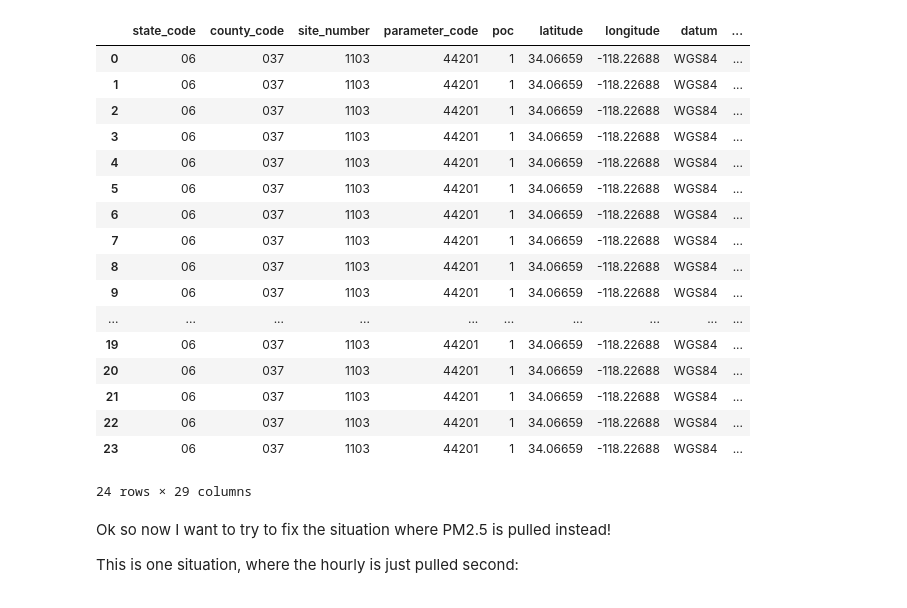
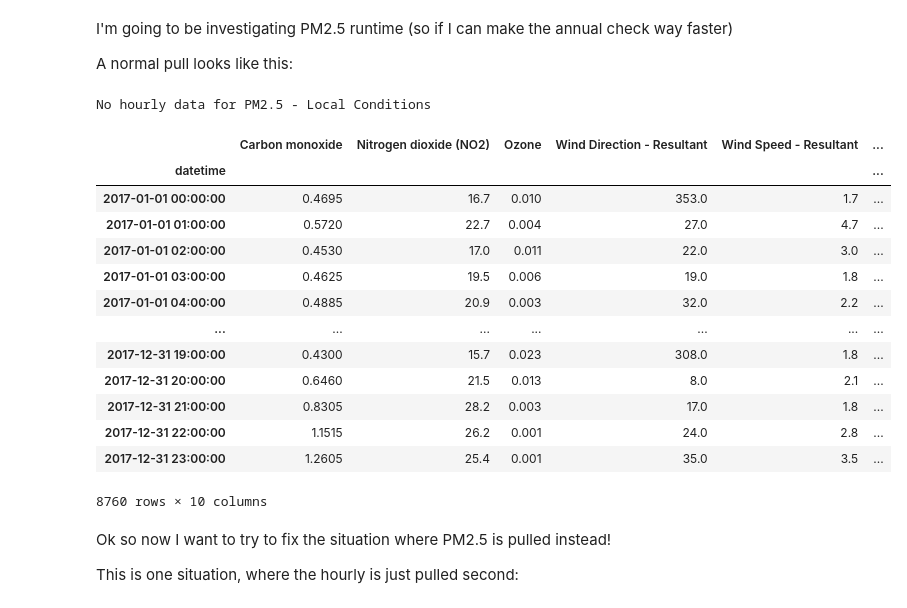
Before and after one commit to osrussell/chem150, a Jupyter notebook: testing.ipynb, the cells around one changed output. Saved outputs shown, nothing was run; the diff lists cells and outputs as text; code cells hidden in the pictures.

```diff
--- a/testing.ipynb
+++ b/testing.ipynb
@@ -69,26 +34,26 @@ TypeError: Only valid with DatetimeIndex, TimedeltaIndex or PeriodIndex, but got
-# %%
-# hard pull of all the data
-get_data = datafetcher.get_data(SAMPLE_DATA_BY_SITE, 44201, 20170618, 20170618, df = True, nparams={'state':'06', 'county':'037', 'site':'1103'})
-get_data
-# %% [output]
-|  | state_code | county_code | site_number | parameter_code | poc | latitude | longitude | datum | ... |
-| 0 | 06 | 037 | 1103 | 44201 | 1 | 34.06659 | -118.22688 | WGS84 | ... |
-| 1 | 06 | 037 | 1103 | 44201 | 1 | 34.06659 | -118.22688 | WGS84 | ... |
-| 2 | 06 | 037 | 1103 | 44201 | 1 | 34.06659 | -118.22688 | WGS84 | ... |
-| 3 | 06 | 037 | 1103 | 44201 | 1 | 34.06659 | -118.22688 | WGS84 | ... |
-| 4 | 06 | 037 | 1103 | 44201 | 1 | 34.06659 | -118.22688 | WGS84 | ... |
-| 5 | 06 | 037 | 1103 | 44201 | 1 | 34.06659 | -118.22688 | WGS84 | ... |
-| 6 | 06 | 037 | 1103 | 44201 | 1 | 34.06659 | -118.22688 | WGS84 | ... |
-| 7 | 06 | 037 | 1103 | 44201 | 1 | 34.06659 | -118.22688 | WGS84 | ... |
-| 8 | 06 | 037 | 1103 | 44201 | 1 | 34.06659 | -118.22688 | WGS84 | ... |
-| 9 | 06 | 037 | 1103 | 44201 | 1 | 34.06659 | -118.22688 | WGS84 | ... |
-| ... | ... | ... | ... | ... | ... | ... | ... | ... | ... |
-| 19 | 06 | 037 | 1103 | 44201 | 1 | 34.06659 | -118.22688 | WGS84 | ... |
-| 20 | 06 | 037 | 1103 | 44201 | 1 | 34.06659 | -118.22688 | WGS84 | ... |
-| 21 | 06 | 037 | 1103 | 44201 | 1 | 34.06659 | -118.22688 | WGS84 | ... |
-| 22 | 06 | 037 | 1103 | 44201 | 1 | 34.06659 | -118.22688 | WGS84 | ... |
-| 23 | 06 | 037 | 1103 | 44201 | 1 | 34.06659 | -118.22688 | WGS84 | ... |
-24 rows × 29 columns
+# %% [markdown]
+I'm going to be investigating PM2.5 runtime (so if I can make the annual check way faster)
+
+A normal pull looks like this:
+# %%
+north_main = datafetcher.create_dataset(20170101, 20171231, '1103', '037', '06')
+north_main
+# %% [output]
+No hourly data for PM2.5 - Local Conditions
+|  | Carbon monoxide | Nitrogen dioxide (NO2) | Ozone | Wind Direction - Resultant | Wind Speed - Resultant | ... |
+| datetime |  |  |  |  |  | ... |
+| 2017-01-01 00:00:00 | 0.4695 | 16.7 | 0.010 | 353.0 | 1.7 | ... |
+| 2017-01-01 01:00:00 | 0.5720 | 22.7 | 0.004 | 27.0 | 4.7 | ... |
+| 2017-01-01 02:00:00 | 0.4530 | 17.0 | 0.011 | 22.0 | 3.0 | ... |
+| 2017-01-01 03:00:00 | 0.4625 | 19.5 | 0.006 | 19.0 | 1.8 | ... |
+| 2017-01-01 04:00:00 | 0.4885 | 20.9 | 0.003 | 32.0 | 2.2 | ... |
+| ... | ... | ... | ... | ... | ... | ... |
+| 2017-12-31 19:00:00 | 0.4300 | 15.7 | 0.023 | 308.0 | 1.8 | ... |
+| 2017-12-31 20:00:00 | 0.6460 | 21.5 | 0.013 | 8.0 | 2.1 | ... |
+| 2017-12-31 21:00:00 | 0.8305 | 28.2 | 0.003 | 17.0 | 1.8 | ... |
+| 2017-12-31 22:00:00 | 1.1515 | 26.2 | 0.001 | 24.0 | 2.8 | ... |
+| 2017-12-31 23:00:00 | 1.2605 | 25.4 | 0.001 | 35.0 | 3.5 | ... |
+8760 rows × 10 columns
 # %% [markdown]
 Ok so now I want to try to fix the situation where PM2.5 is pulled instead!
 
```
Also changed, not shown: parts of 3 cells of this notebook, 2 other files.
